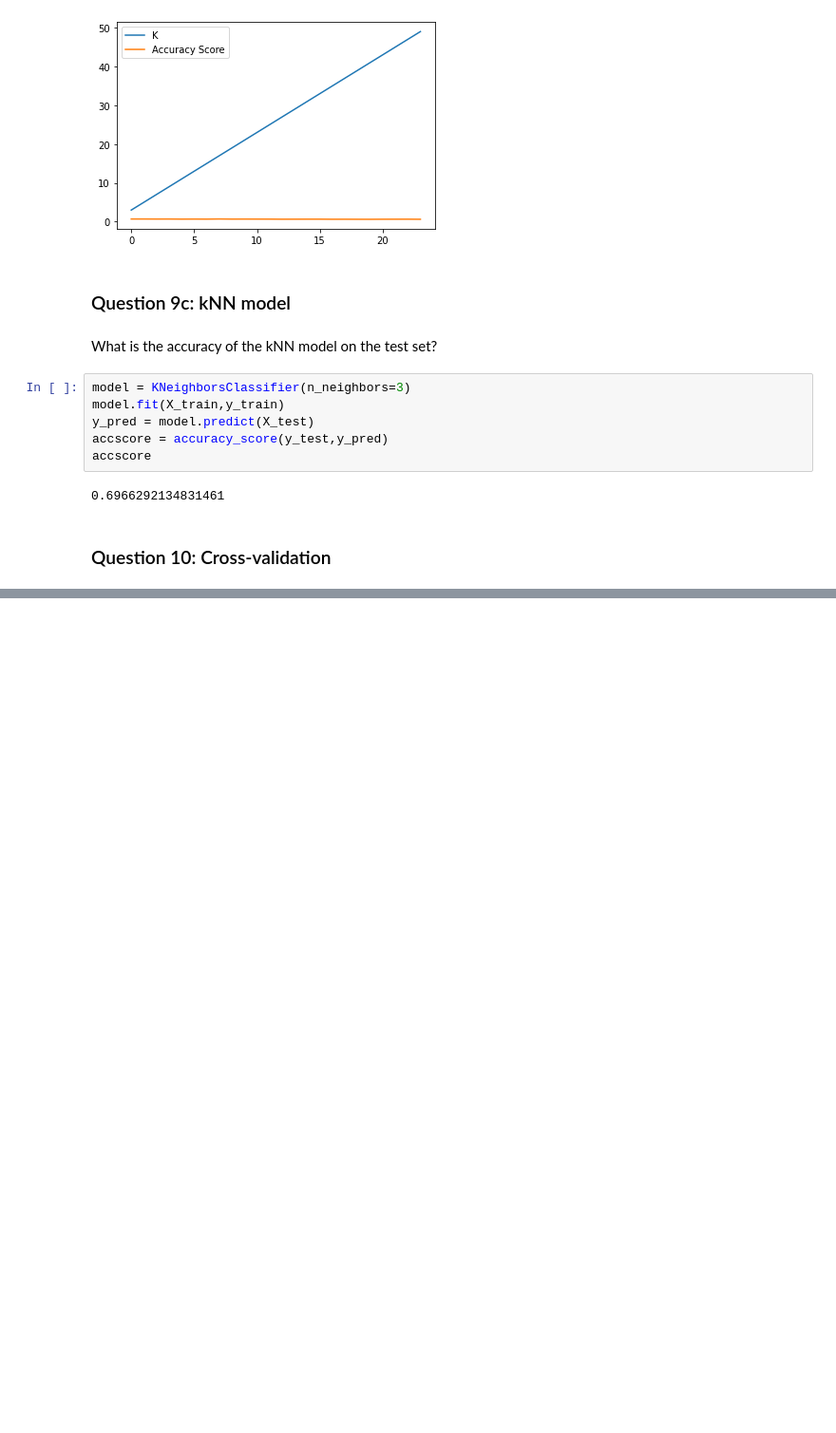
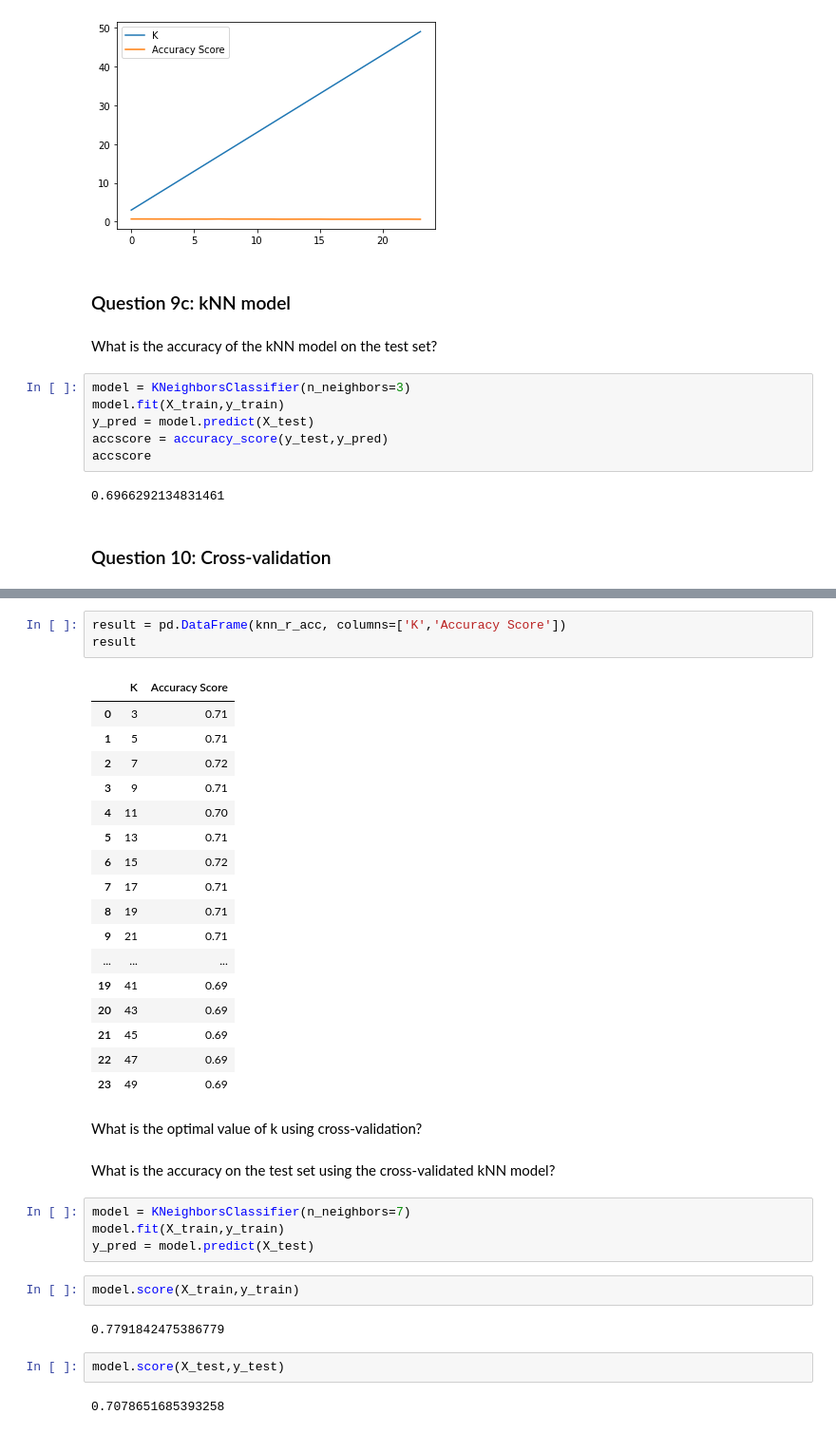
Before and after one commit to dennislamcv1/HarvardX-sDataScience, a Jupyter notebook: PH125.8x/Titanic.ipynb, the cells around one changed output, grey strips where cells are left out. Shown at 95% size. Cells and saved outputs as stored; diff of their text form; blank space fills up the shorter version.

```diff
--- a/PH125.8x/Titanic.ipynb
+++ b/PH125.8x/Titanic.ipynb
@@ -789,0 +850,37 @@ accscore
+# %%
+result = pd.DataFrame(knn_r_acc, columns=['K','Accuracy Score'])
+result
+# %% [output]
+|  | K | Accuracy Score |
+| 0 | 3 | 0.71 |
+| 1 | 5 | 0.71 |
+| 2 | 7 | 0.72 |
+| 3 | 9 | 0.71 |
+| 4 | 11 | 0.70 |
+| 5 | 13 | 0.71 |
+| 6 | 15 | 0.72 |
+| 7 | 17 | 0.71 |
+| 8 | 19 | 0.71 |
+| 9 | 21 | 0.71 |
+| ... | ... | ... |
+| 19 | 41 | 0.69 |
+| 20 | 43 | 0.69 |
+| 21 | 45 | 0.69 |
+| 22 | 47 | 0.69 |
+| 23 | 49 | 0.69 |
+# %% [markdown]
+What is the optimal value of k using cross-validation?
+# %% [markdown]
+What is the accuracy on the test set using the cross-validated kNN model?
+# %%
+model = KNeighborsClassifier(n_neighbors=7)
+model.fit(X_train,y_train)
+y_pred = model.predict(X_test)
+# %%
+model.score(X_train,y_train)
+# %% [output]
+0.7791842475386779
+# %%
+model.score(X_test,y_test)
+# %% [output]
+0.7078651685393258
```
Also changed, not shown: parts of 30 cells of this notebook.
